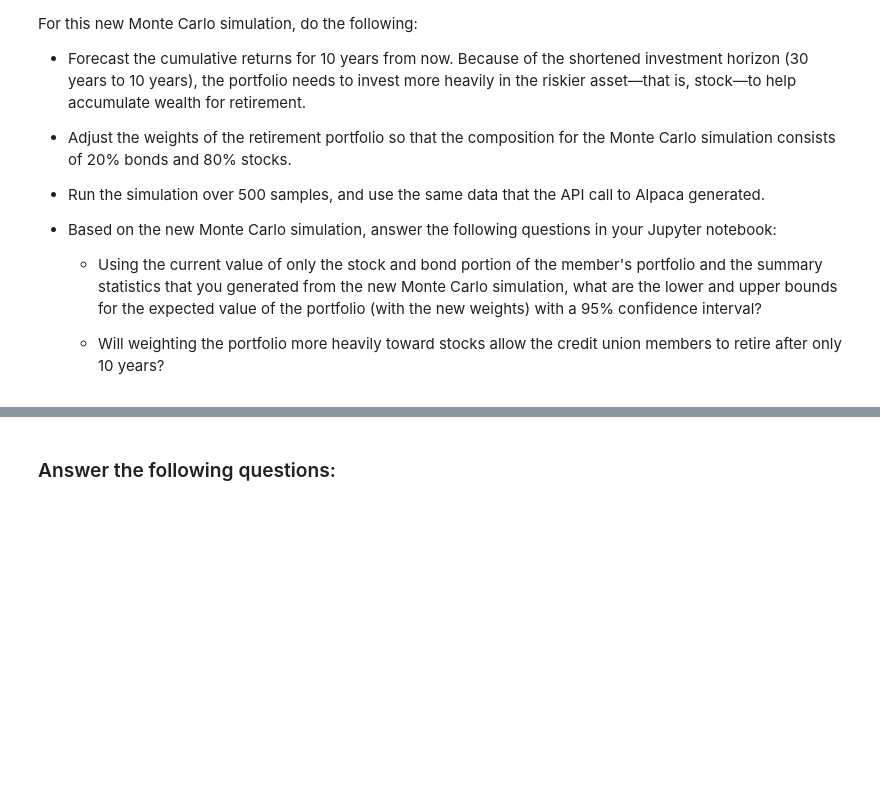
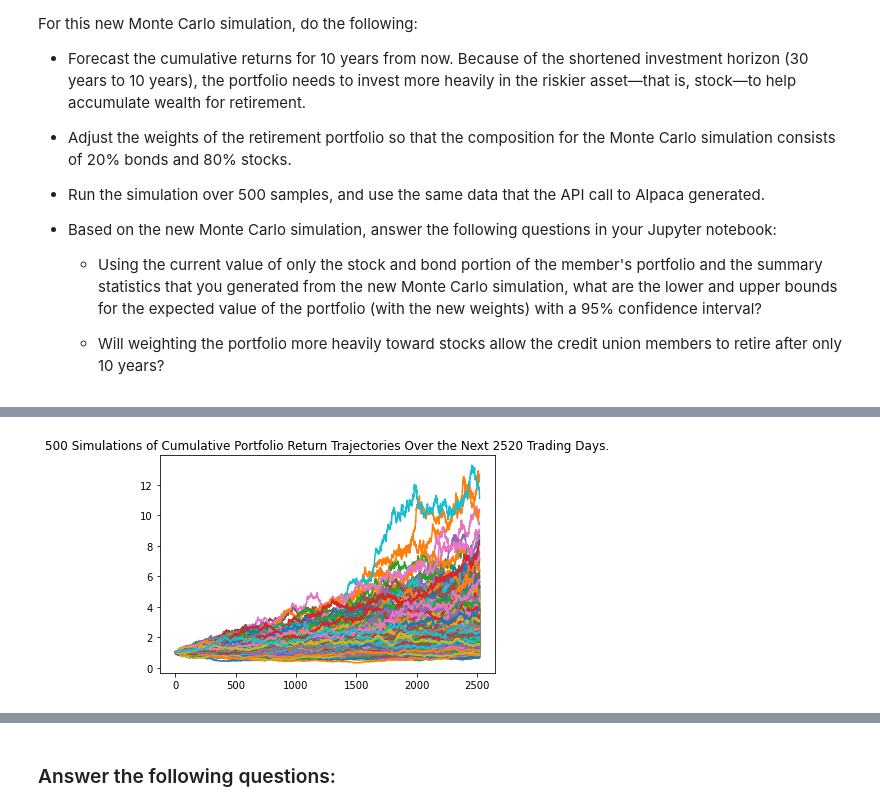
Before and after one commit to MichaelRDionne/Module-5-Challenge-, a Jupyter notebook: financial_planning_tools.ipynb, the cells around one changed output, grey strips where cells are left out. Cells and saved outputs as stored; diff of their text form; code cells hidden in the pictures; blank space fills up the shorter version.

```diff
--- a/financial_planning_tools.ipynb
+++ b/financial_planning_tools.ipynb
@@ -614,7 +614,12 @@ For this new Monte Carlo simulation, do the following:
 # Configure a Monte Carlo simulation to forecast 10 years cumulative returns
 # The weights should be split 20% to AGG and 80% to SPY.
 # Run 500 samples.
-# YOUR CODE HERE
+MC_20agg_80spy = MCSimulation(
+    portfolio_data = prices_df,
+    weights = [.80,.20],
+    num_simulation = 500,
+    num_trading_days = 252*10
+)
 
-# Review the simulation input data
-# YOUR CODE HERE
+# Printing the first five rows of the simulation input data
+MC_20agg_80spy.portfolio_data.head()
@@ -624,7 +662,9 @@ For this new Monte Carlo simulation, do the following:
 # %%
 # Visualize the 10-year Monte Carlo simulation by creating an
 # overlay line plot
-# YOUR CODE HERE
+MC_10yr_line_plot = MC_20agg_80spy.plot_simulation()
+# %% [output]
+[figure, added]
 # %%
 # Visualize the probability distribution of the 10-year Monte Carlo simulation
 # by plotting a histogram
```
Also changed, not shown: parts of 9 cells of this notebook.
